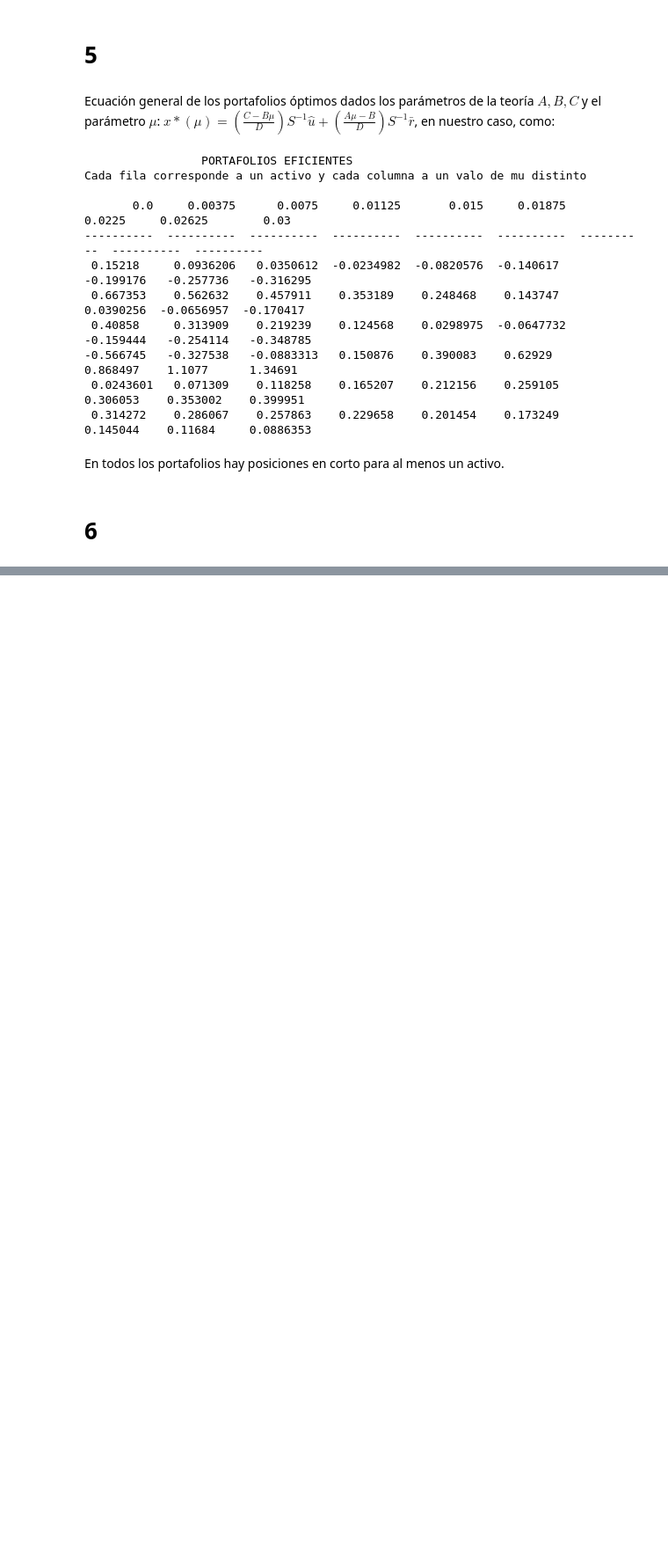
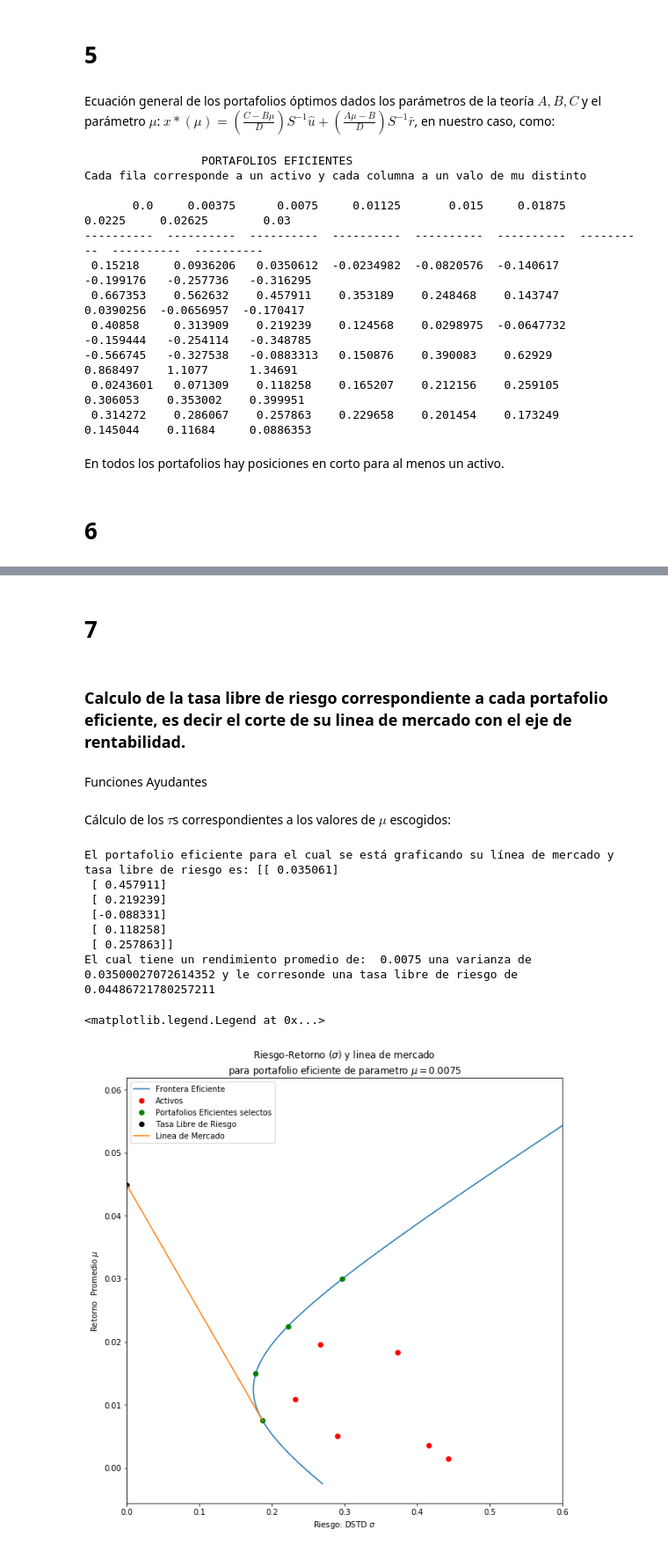
Before and after one commit to Cohnan/FinancialAdministrationModels, a Jupyter notebook: Proyecto 1 - Sebastian Puerto.ipynb, the cells around one changed output, grey strips where cells are left out. Shown: that part at 88% size. Cells and saved outputs as stored; diff of their text form; code cells hidden in the pictures; blank space fills up the shorter version.

Commit message:
Lineas de mercado, por complementarlas

```diff
--- a/Proyecto 1 - Sebastian Puerto.ipynb
+++ b/Proyecto 1 - Sebastian Puerto.ipynb
@@ -259,0 +261,23 @@ plt.show()
+# %% [markdown]
+# 7
+# %% [markdown]
+### Calculo de la tasa libre de riesgo correspondiente a cada portafolio eficiente, es decir el corte de su linea de mercado con el eje de rentabilidad.
+# %% [markdown]
+Funciones Ayudantes
+# %%
+def muPort(port): # Funcion que calcula la rentabilidad promedio de un portafolio
+    return port.T.dot(retProm)[0,0]
+
+def tauMu(mu): # Funcion que convierte una rentabilidad de un portafolio de mercado en una tasa libre de riesgo
+    return (mu*B - C)/(mu*A - B)
+
+# Verificacion de que la funcion que calucula el rendimiento de un portafolio funciona
+#print(muPort(np.array([1, 0, 0, 0, 0, 0]).reshape(m, 1))) #0.0014838
+#print(muPort(np.array([0, 0, 0, 0, 1, 0]).reshape(m, 1))) #0.018384
+
+# Verificacion de que tauMu es calculado correctamente
+#print(tauMu(muPort(portOptMu[:,8].reshape(m, 1))))
+#print(tauMu(100))
+#print(B/A)
+# %% [markdown]
+Cálculo de los $\tau$s correspondientes a los valores de $\mu$ escogidos:
@@ -259,0 +286,53 @@ plt.show()
+# %%
+mus = np.linspace(-0.0025, 3*np.max(retProm), 200)
+stdFront = np.sqrt((A*mus**2 - 2*mus*B + C)/D)
+
+    # PRIMER PORTAFOLIO
+
+i = 0 #Indice para el portafolio actual
+mu = musElegidos[i]
+port = portElegidos[i]
+var = varPort(port)
+std = np.sqrt(var)
+tau = tauMu(mu)
+
+print("El portafolio eficiente para el cual se está graficando su línea de mercado y tasa libre de riesgo es:",
+      xOptMu(musElegidos[i]))
+print("El cual tiene un rendimiento promedio de: ", mu,
+      "una varianza de", var,
+      "y le corresonde una tasa libre de riesgo de", tau)
+
+
+plt.figure(figsize = (10,10))
+plt.title("Riesgo-Retorno ($\sigma$) y linea de mercado \npara portafolio eficiente de parametro $\mu=$" + str(mu))
+
+plt.xlabel("Riesgo: DSTD $\sigma$")
+plt.ylabel("Retorno  Promedio $\mu$")
+
+plt.xlim(left = 0, right = 0.6)
+
+# Frontera eficiente
+plt.plot(stdFront, mus)
+
+# Activos elegidos
+plt.plot(np.sqrt(varianzas), retProm, 'ro')
+
+# 4 Portafolios Eficientes
+plt.plot(np.sqrt(varElegidos), musElegidos, 'go')
+
+# LINEA DE MERCADO Y CORTE CON EL EJE DE RENDIMIENTOS: TASA LIBRE DE RIESGO
+plt.plot([0], [tau], 'ko')
+plt.plot([0, np.sqrt(var)], [tau, mu])
+
+plt.legend(("Frontera Eficiente", "Activos", "Portafolios Eficientes selectos",
+            "Tasa Libre de Riesgo", "Linea de Mercado"), loc = "upper left")
+# %% [output]
+El portafolio eficiente para el cual se está graficando su línea de mercado y tasa libre de riesgo es: [[ 0.035061]
+ [ 0.457911]
+ [ 0.219239]
+ [-0.088331]
+ [ 0.118258]
+ [ 0.257863]]
+El cual tiene un rendimiento promedio de:  0.0075 una varianza de 0.03500027072614352 y le corresonde una tasa libre de riesgo de 0.04486721780257211
+<matplotlib.legend.Legend at 0x...>
+[figure, added]
```
Also changed, not shown: parts of 5 cells of this notebook.
